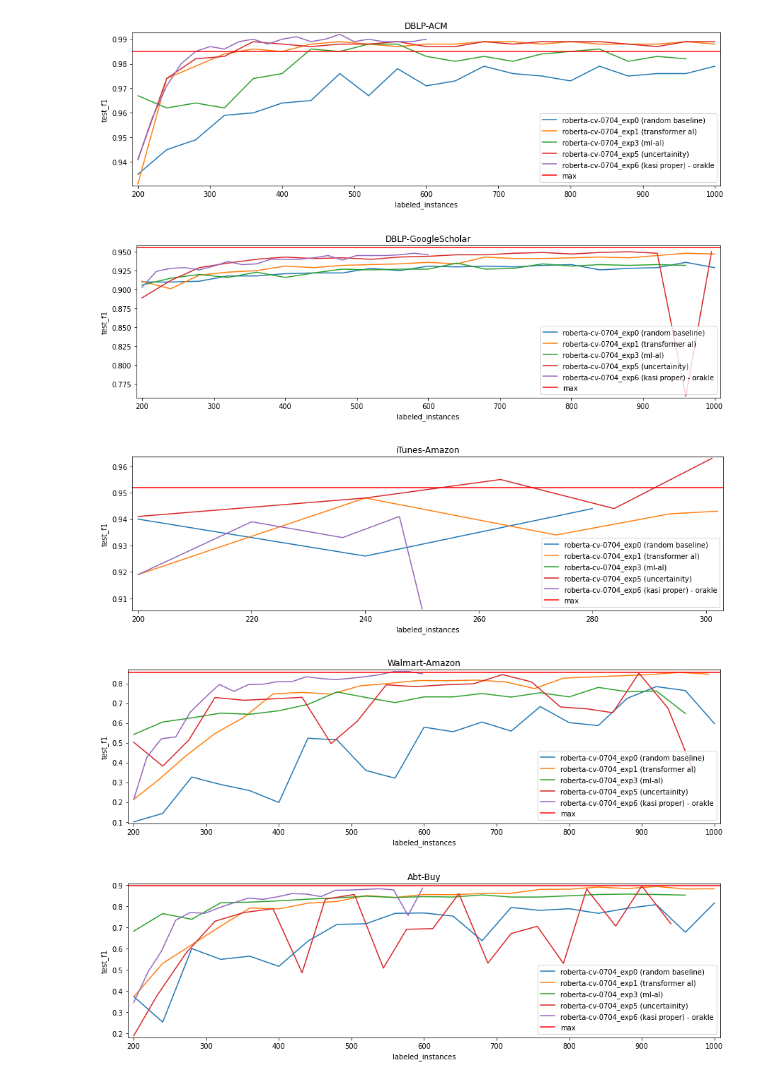
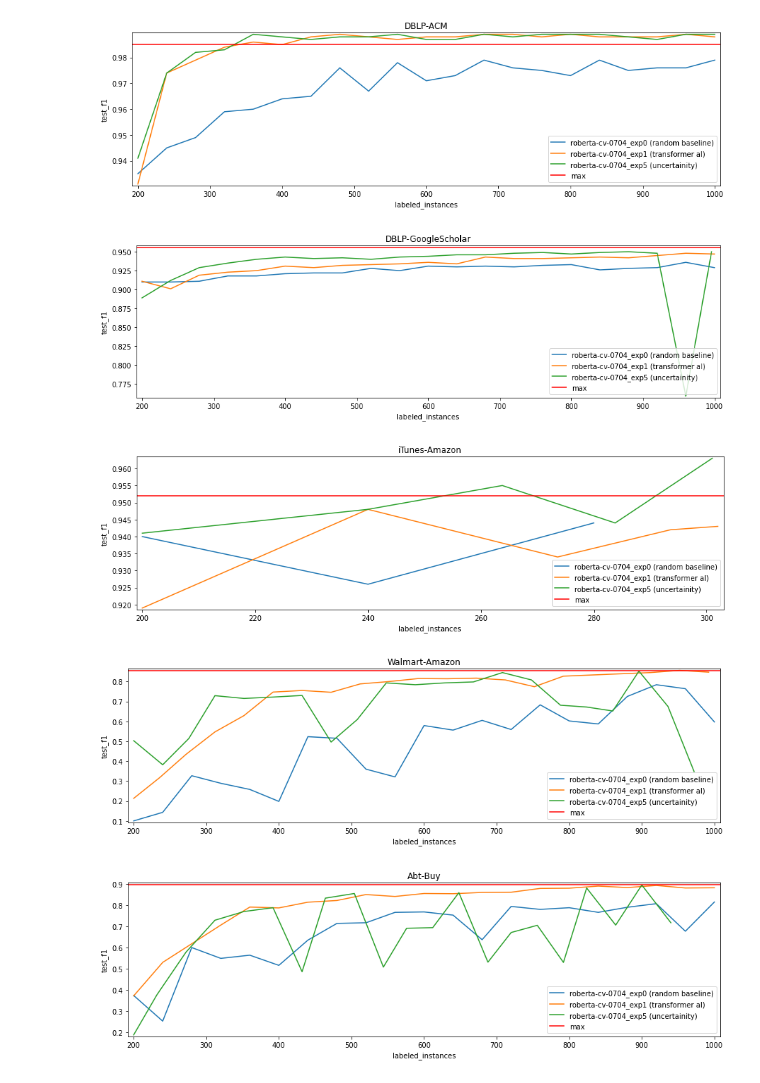
Before and after one commit to oyvindsam/transformer-results, a Jupyter notebook: graps.ipynb, the cells around one changed output. Saved outputs shown, nothing was run; the diff lists cells and outputs as text; code cells hidden in the pictures.

```diff
--- a/graps.ipynb
+++ b/graps.ipynb
@@ -22,7 +22,7 @@ datasets = {
             5: deepmatcher_textual_abt_buy,
 }
 
-def save_plots(models=['.'], specific=None, x='labeled_instances', y='test_f1', experiments=[0,1,3,5,6], include_max=False, min_labeled=200):
+def save_plots(models=['.'], specific=None, x='labeled_instances', y='test_f1', experiments=[0,1,3,5,6], include_max=False, min_labeled=200, file='results'):
     """
     Main function for saving plots based on test results
     params:
@@ -37,20 +37,20 @@ def save_plots(models=['.'], specific=None, x='labeled_instances', y='test_f1',
 
     if specific is not None:
         d = datasets[specific]()
-        plot_results(models, d, x, y, exps, include_max, min_labeled)
+        plot_results(models, d, x, y, exps, include_max, min_labeled, file)
 
     else:
         for dataset in datasets.values():
             d = dataset()
-            plot_results(models, d, x, y, exps, include_max, min_labeled)
+            plot_results(models, d, x, y, exps, include_max, min_labeled, result)
 
-def plot_results(models, dataset, x, y, experiments, include_max=False, min_labeled=200):
+def plot_results(models, dataset, x, y, experiments, include_max=False, min_labeled=200, file='results'):
     scores = {}
     max_val = None
 
     for model in models:
         for filename in sorted(glob(f'{model}/out/{dataset.name}/*.csv')):
-            if 'results' in filename:
+            if file in filename:
                 for exp in experiments:
                     if exp == 'exp0' and exp in filename:
                         df = pd.read_csv(filename)
@@ -107,5 +107,17 @@ def make_plot(scores, x, y, dataset, models, experiments, max_val):
 
     plt.savefig(f'{path}/{title}_{y}.pdf', format='pdf', bbox_inches='tight')
 # %%
-save_plots(models=['roberta-cv-0704'], x='labeled_instances', y='test_f1', experiments=[0,1,3,5,6], specific=None, min_labeled=200)
+
+ys = {
+    0: 'test_loss',
+    1: 'test_f1',
+    2: 'test_prec',
+    3: 'test_recall',
+    4: 'labeled_instances',
+    5: 'iteration_time',
+    6: 'train_positive_rate',
+    7: 'pool_positive_rate'
+}
+
+save_plots(models=['roberta-cv-0704'], x='labeled_instances', y=ys[1], experiments=[0,1,5], specific=None, min_labeled=200)
 # %% [output]
@@ -113,5 +125,5 @@ save_plots(models=['roberta-cv-0704'], x='labeled_instances', y='test_f1', exper
-[figure, old version]
+[figure, new version]
-[figure, old version]
+[figure, new version]
-[figure, old version]
+[figure, new version]
-[figure, old version]
+[figure, new version]
-[figure, old version]
+[figure, new version]
```
Also changed, not shown: parts of 2 cells of this notebook, 36 other files.
